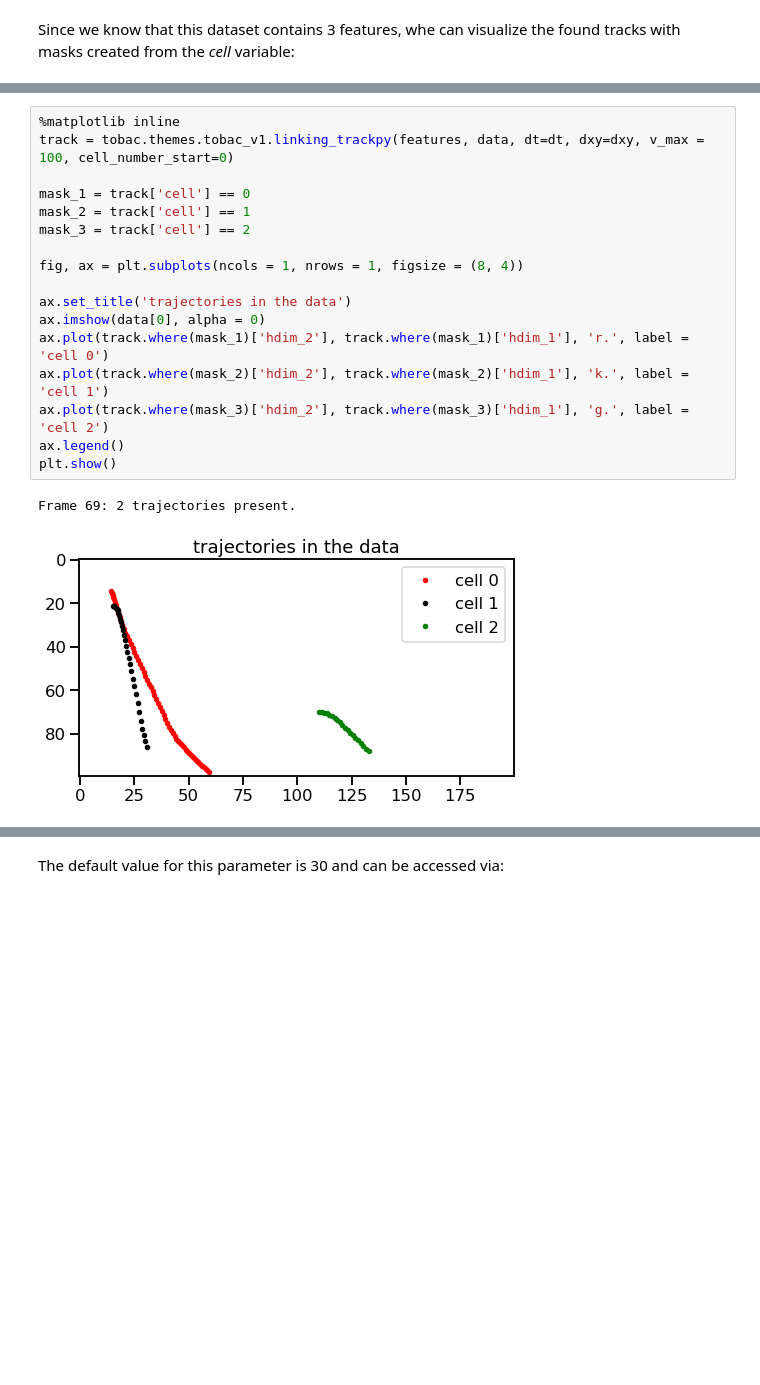
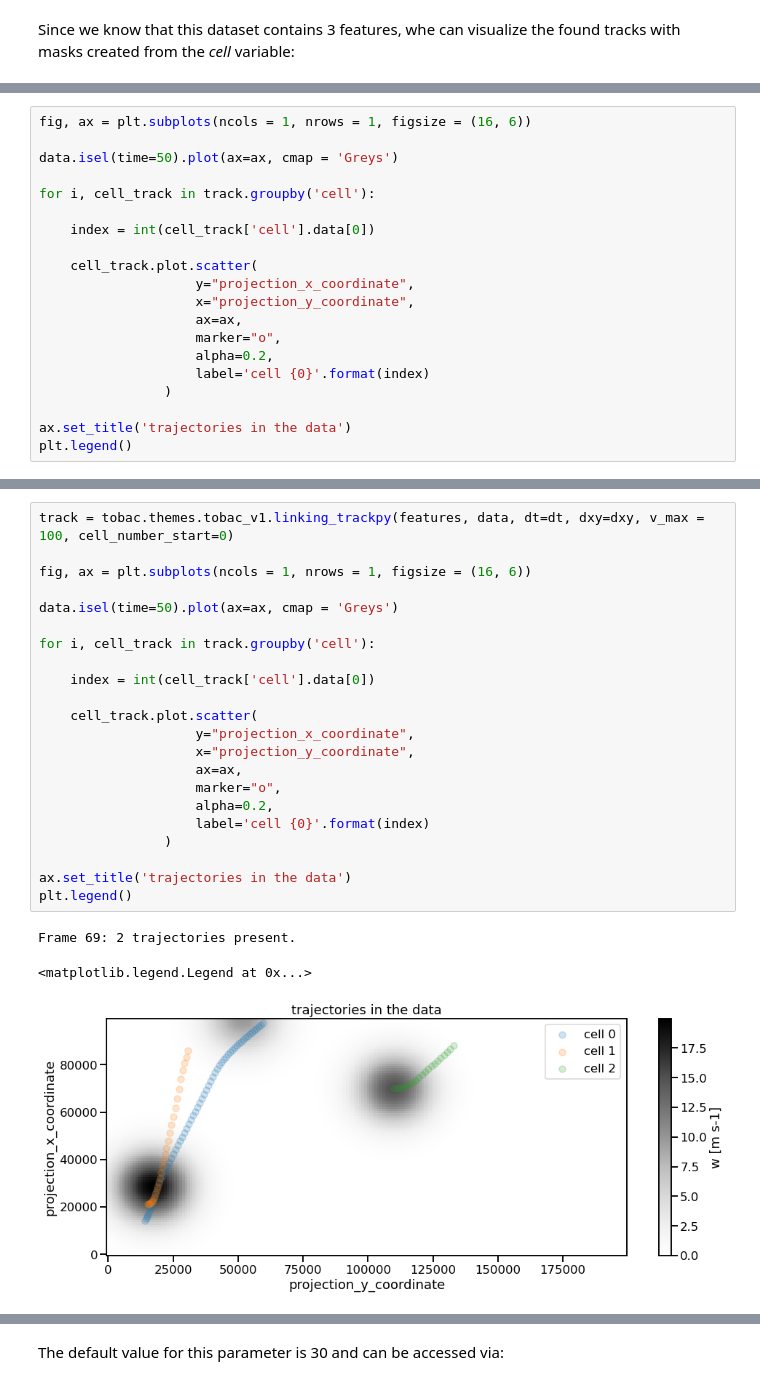
Before and after one commit to tobac-project/tobac-tutorials, a Jupyter notebook: tutorials/Basics/Linking.ipynb, the cells around one changed output, grey strips where cells are left out. Drawn from its saved outputs; the diff is of its cells as text; blank space fills up the shorter version.

Commit message:
better graphs, more explanation, memory parameter

```diff
--- a/tutorials/Basics/Linking.ipynb
+++ b/tutorials/Basics/Linking.ipynb
@@ -87,0 +53,20 @@ FuncAnimation(fig, animate, interval=100)
+# %%
+fig, ax = plt.subplots(ncols = 1, nrows = 1, figsize = (16, 6))
+
+data.isel(time=50).plot(ax=ax, cmap = 'Greys')
+
+for i, cell_track in track.groupby('cell'):
+
+    index = int(cell_track['cell'].data[0])
+
+    cell_track.plot.scatter(
+                    y="projection_x_coordinate",
+                    x="projection_y_coordinate",
+                    ax=ax,
+                    marker="o",
+                    alpha=0.2,
+                    label='cell {0}'.format(index)
+                )
+
+ax.set_title('trajectories in the data')
+plt.legend()
@@ -90,21 +78,27 @@ If we want to change the starting point of the cell index from 1 to 0 we can do
 # %%
-%matplotlib inline
 track = tobac.themes.tobac_v1.linking_trackpy(features, data, dt=dt, dxy=dxy, v_max = 100, cell_number_start=0)
 
-mask_1 = track['cell'] == 0
-mask_2 = track['cell'] == 1
-mask_3 = track['cell'] == 2
+fig, ax = plt.subplots(ncols = 1, nrows = 1, figsize = (16, 6))
 
-fig, ax = plt.subplots(ncols = 1, nrows = 1, figsize = (8, 4))
+data.isel(time=50).plot(ax=ax, cmap = 'Greys')
+
+for i, cell_track in track.groupby('cell'):
+
+    index = int(cell_track['cell'].data[0])
+
+    cell_track.plot.scatter(
+                    y="projection_x_coordinate",
+                    x="projection_y_coordinate",
+                    ax=ax,
+                    marker="o",
+                    alpha=0.2,
+                    label='cell {0}'.format(index)
+                )
 
 ax.set_title('trajectories in the data')
-ax.imshow(data[0], alpha = 0)
-ax.plot(track.where(mask_1)['hdim_2'], track.where(mask_1)['hdim_1'], 'r.', label = 'cell 0')
-ax.plot(track.where(mask_2)['hdim_2'], track.where(mask_2)['hdim_1'], 'k.', label = 'cell 1')
-ax.plot(track.where(mask_3)['hdim_2'], track.where(mask_3)['hdim_1'], 'g.', label = 'cell 2')
-ax.legend()
-plt.show()
+plt.legend()
 # %% [output]
 Frame 69: 2 trajectories present.
+<matplotlib.legend.Legend at 0x...>
-[figure, old version]
+[figure, new version]
 # %% [markdown]
```
Also changed, not shown: parts of 42 cells of this notebook.
